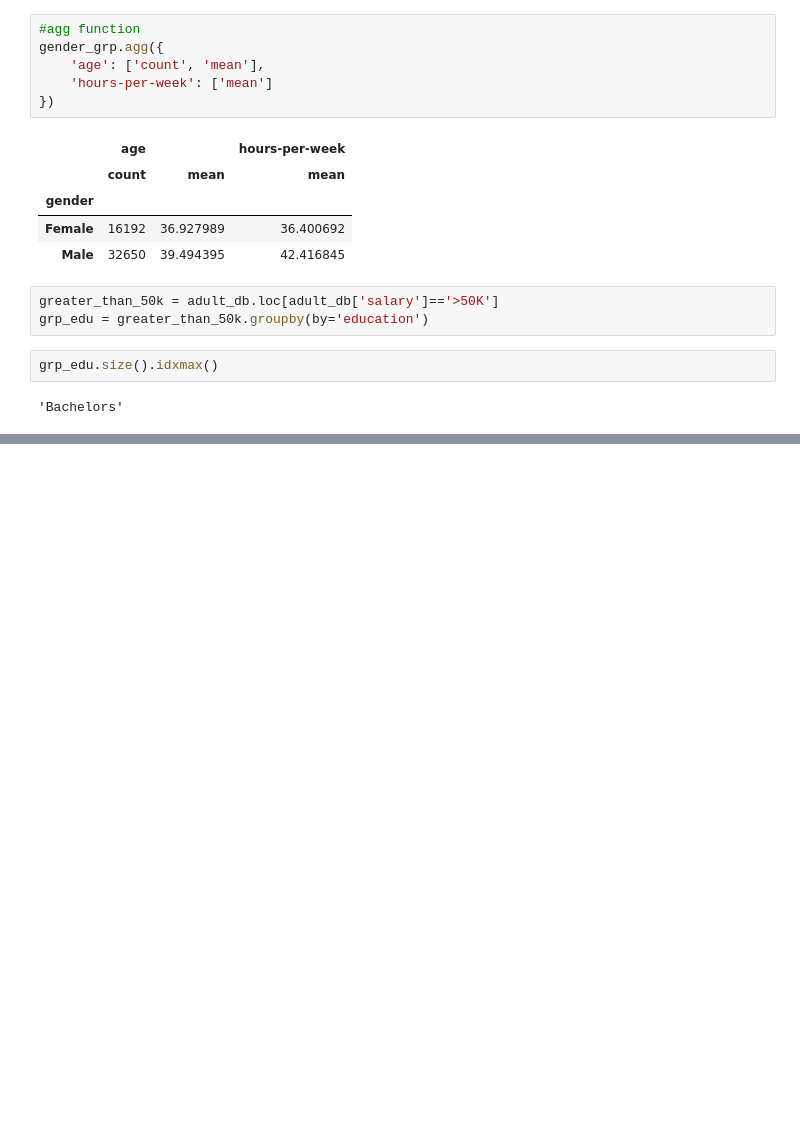
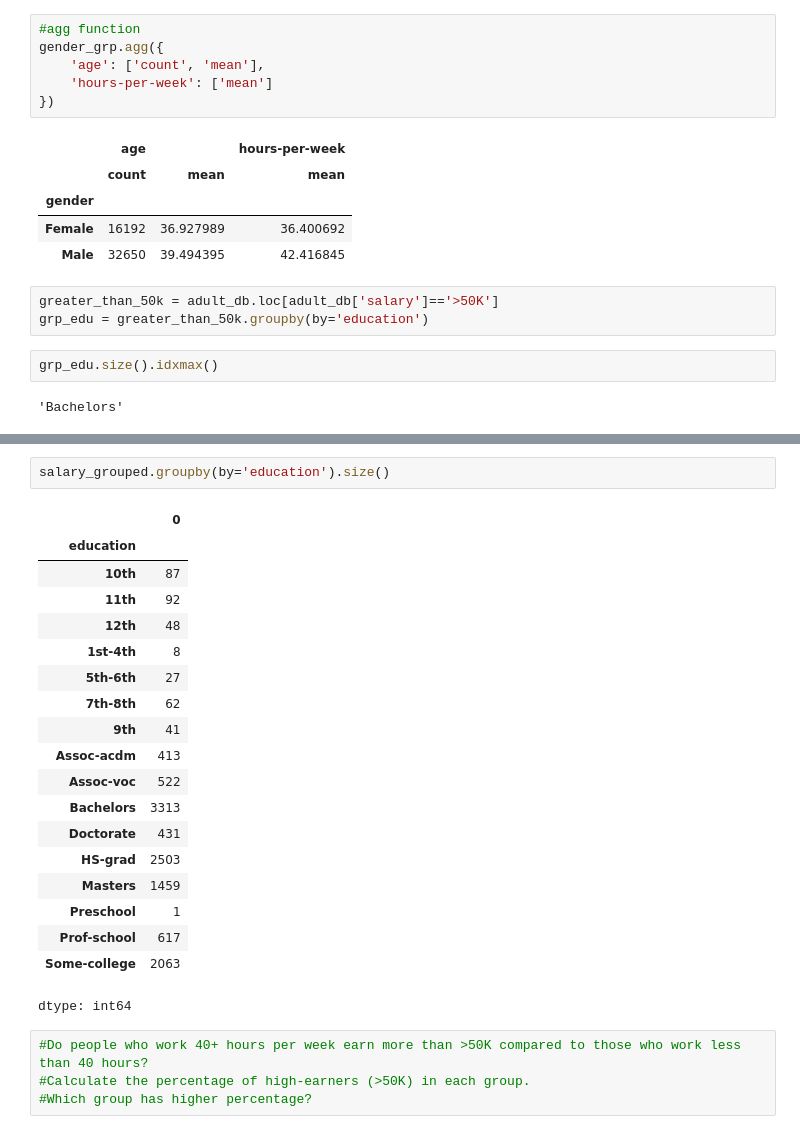
Before and after one commit to parvesh7o7/Data-Science-Learning, a Jupyter notebook: real_project.ipynb, the cells around one changed output, grey strips where cells are left out. Cells and saved outputs as stored; diff of their text form; blank space fills up the shorter version.

```diff
--- a/real_project.ipynb
+++ b/real_project.ipynb
@@ -393,0 +499,26 @@ grp_edu.size().idxmax()
+# %%
+salary_grouped.groupby(by='education').size()
+# %% [output]
+|  | 0 |
+| education |  |
+| 10th | 87 |
+| 11th | 92 |
+| 12th | 48 |
+| 1st-4th | 8 |
+| 5th-6th | 27 |
+| 7th-8th | 62 |
+| 9th | 41 |
+| Assoc-acdm | 413 |
+| Assoc-voc | 522 |
+| Bachelors | 3313 |
+| Doctorate | 431 |
+| HS-grad | 2503 |
+| Masters | 1459 |
+| Preschool | 1 |
+| Prof-school | 617 |
+| Some-college | 2063 |
+dtype: int64
+# %%
+#Do people who work 40+ hours per week earn more than >50K compared to those who work less than 40 hours?
+#Calculate the percentage of high-earners (>50K) in each group.
+#Which group has higher percentage?
```
Also changed, not shown: parts of 12 cells of this notebook.
